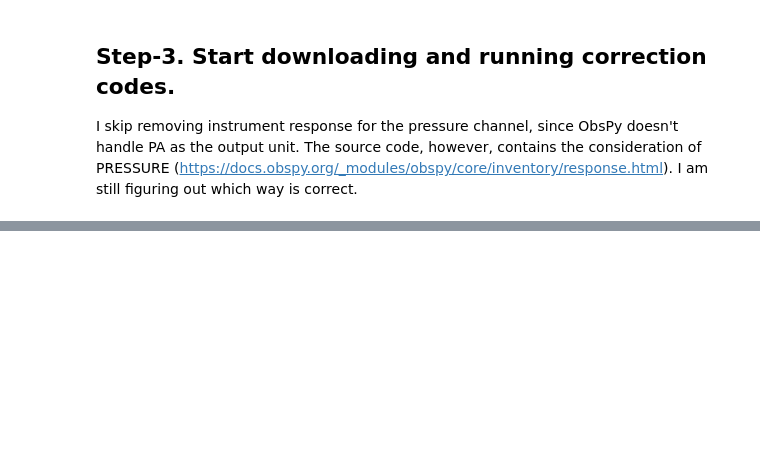
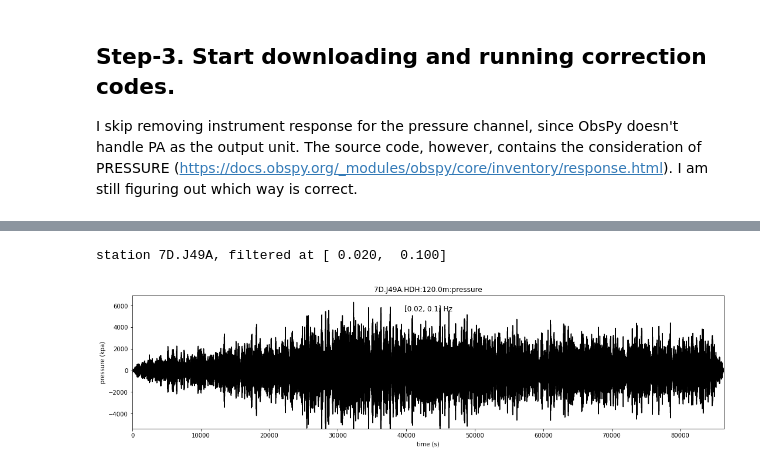
Before and after one commit to xtyangpsp/SeisGo, a Jupyter notebook: OBS/TCcorrection_examples_continous.ipynb, the cells around one changed output, grey strips where cells are left out. Cells and saved outputs as stored; diff of their text form; code cells hidden in the pictures; blank space fills up the shorter version.

```diff
--- a/OBS/TCcorrection_examples_continous.ipynb
+++ b/OBS/TCcorrection_examples_continous.ipynb
@@ -210,0 +216,16 @@ station 7D.J35A, filtered at [ 0.010,  0.025]
+# %%
+trtemp=client.get_waveforms(network=net,station=ista,\
+                channel=pchan,location="*",starttime=starttime,endtime=endtime)
+trtemp[0].detrend()
+# %%
+freqmin=0.02
+freqmax=0.1
+tr=trtemp[0].copy()
+tr.remove_response(inventory=sta_invP,output='VEL',pre_filt=pre_filt,water_level=60)
+plot_trace([tr],size=(15,4),title=trlabels,freqmin=freqmin,freqmax=freqmax,\
+           subplotpar=(1,1),\
+           ylabels=["pressure (kpa)","displacement (m)","displacement (m)","displacement (m)"],\
+           outfile=net+"."+ista+"_correction.png",spacing=2,colors=['k','b','c','r'])
+# %% [output]
+station 7D.J49A, filtered at [ 0.020,  0.100]
+[figure, added]
```
Also changed, not shown: parts of 4 cells of this notebook, 1 other file.
